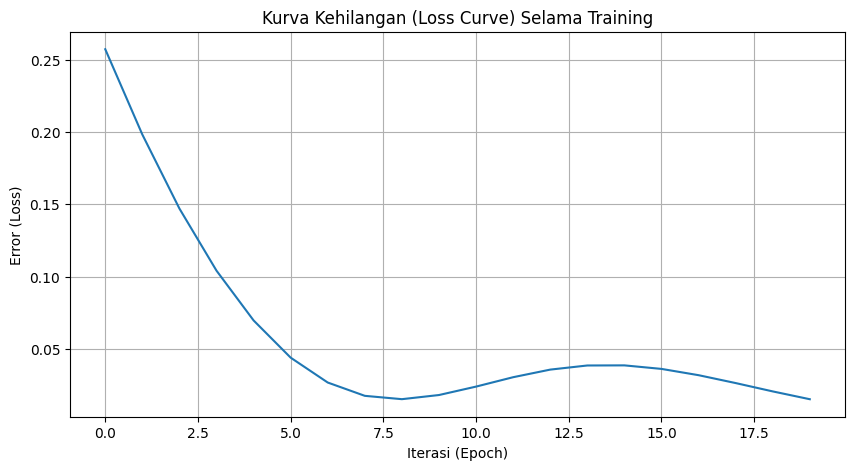
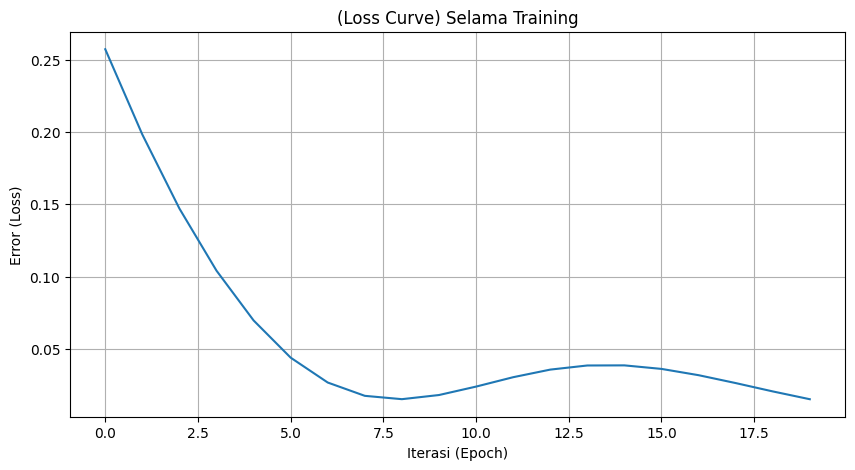
The change to this notebook cell's code, shown as a diff; its figure went from the first image to the second:
--- before
+++ after
@@ -11,11 +11,8 @@
 
 # Menentukan Fitur (X) dan Target (y)
-# X = Harga 1 bulan lalu (lag_1) dan 2 bulan lalu (lag_2)
-# y = Harga bulan ini (jumlah)
 X = df[['lag_1', 'lag_2']].values
 y = df['jumlah'].values.reshape(-1, 1)
 
-# 2. Normalisasi Data (Penting untuk Backpropagation)
-# Mengubah rentang data menjadi 0-1 agar fungsi aktivasi JST bekerja optimal
+# 2. Normalisasi Data
 scaler_X = MinMaxScaler(feature_range=(0, 1))
 scaler_y = MinMaxScaler(feature_range=(0, 1))
@@ -25,13 +22,7 @@
 
 # 3. Split Data (Training & Testing)
-# 80% data untuk belajar, 20% untuk pengujian
 X_train, X_test, y_train, y_test = train_test_split(X_scaled, y_scaled, test_size=0.2, random_state=42, shuffle=False)
 
 # 4. Inisialisasi Model JST Backpropagation
-# Arsitektur: 
-# - hidden_layer_sizes=(8, 4): 2 hidden layers dengan 8 dan 4 neuron
-# - activation='tanh': Fungsi aktivasi Hyperbolic Tangent
-# - solver='adam': Optimizer untuk update bobot (Backpropagation)
-# - learning_rate_init=0.01
 model = MLPRegressor(
     hidden_layer_sizes=(8, 4), 
@@ -49,5 +40,5 @@
 plt.figure(figsize=(10,5))
 plt.plot(model.loss_curve_)
-plt.title('Kurva Kehilangan (Loss Curve) Selama Training')
+plt.title('(Loss Curve) Selama Training')
 plt.xlabel('Iterasi (Epoch)')
 plt.ylabel('Error (Loss)')
@@ -58,4 +49,2 @@
 df_loss = pd.DataFrame({'loss': model.loss_curve_})
 df_loss.to_csv('loss_curve.csv', index=False)
-
-print("Training Selesai! Data loss disimpan ke 'loss_curve.csv'")

Commit: a